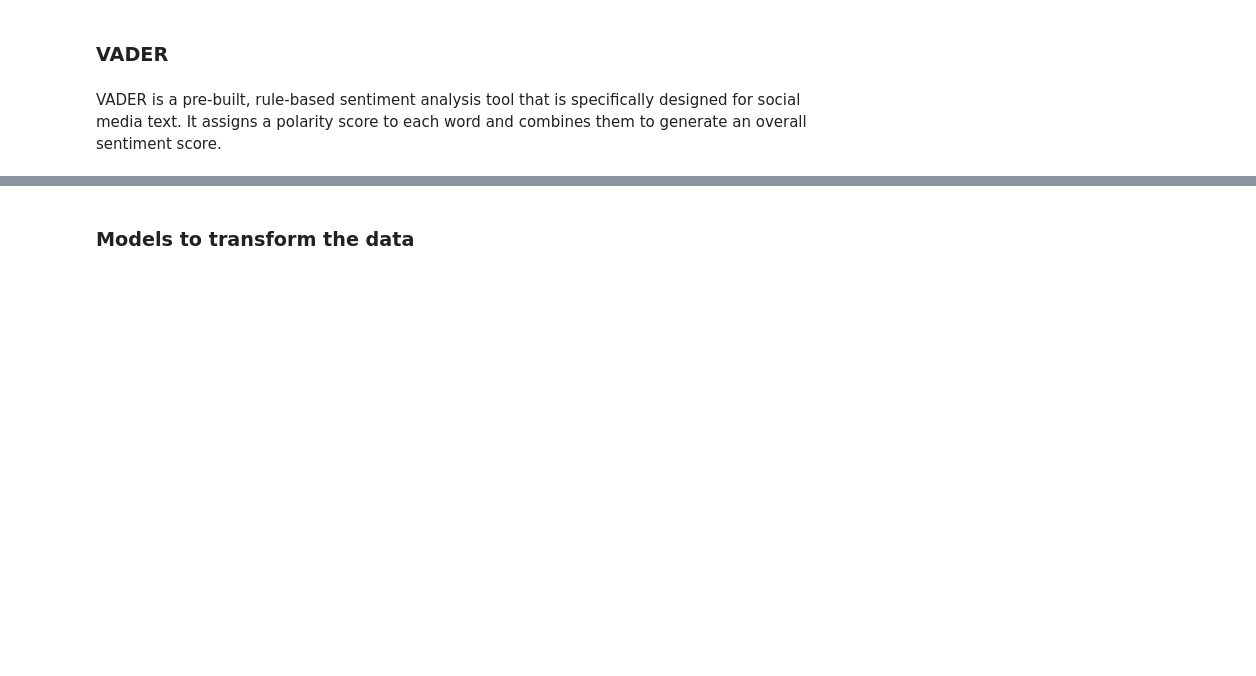
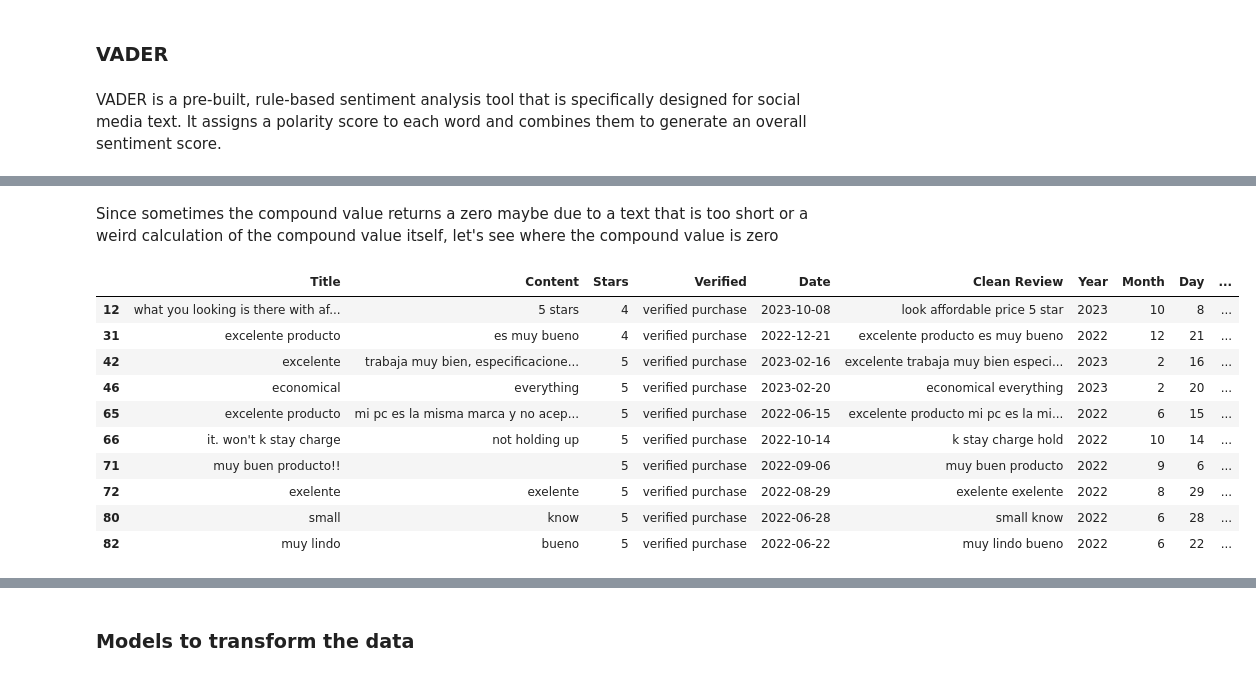
Before and after one commit to riccardo-borgo/Sentiment-Analysis-Amazon, a Jupyter notebook: sentiment_analysis.ipynb, the cells around one changed output, grey strips where cells are left out. Saved outputs shown, nothing was run; the diff lists cells and outputs as text; code cells hidden in the pictures; blank space fills up the shorter version.

```diff
--- a/sentiment_analysis.ipynb
+++ b/sentiment_analysis.ipynb
@@ -315,0 +315,16 @@ plt.show()
+# %% [markdown]
+Since sometimes the compound value returns a zero maybe due to a text that is too short or a weird calculation of the compound value itself, let's see where the compound value is zero
+# %%
+df[df['VADER compound'] == 0]
+# %% [output]
+|  | Title | Content | Stars | Verified | Date | Clean Review | Year | Month | Day | ... |
+| 12 | what you looking is there with af... | 5 stars | 4 | verified purchase | 2023-10-08 | look affordable price 5 star | 2023 | 10 | 8 | ... |
+| 31 | excelente producto | es muy bueno | 4 | verified purchase | 2022-12-21 | excelente producto es muy bueno | 2022 | 12 | 21 | ... |
+| 42 | excelente | trabaja muy bien, especificacione... | 5 | verified purchase | 2023-02-16 | excelente trabaja muy bien especi... | 2023 | 2 | 16 | ... |
+| 46 | economical | everything | 5 | verified purchase | 2023-02-20 | economical everything | 2023 | 2 | 20 | ... |
+| 65 | excelente producto | mi pc es la misma marca y no acep... | 5 | verified purchase | 2022-06-15 | excelente producto mi pc es la mi... | 2022 | 6 | 15 | ... |
+| 66 | it. won't k stay charge | not holding up | 5 | verified purchase | 2022-10-14 | k stay charge hold | 2022 | 10 | 14 | ... |
+| 71 | muy buen producto!! |  | 5 | verified purchase | 2022-09-06 | muy buen producto | 2022 | 9 | 6 | ... |
+| 72 | exelente | exelente | 5 | verified purchase | 2022-08-29 | exelente exelente | 2022 | 8 | 29 | ... |
+| 80 | small | know | 5 | verified purchase | 2022-06-28 | small know | 2022 | 6 | 28 | ... |
+| 82 | muy lindo | bueno | 5 | verified purchase | 2022-06-22 | muy lindo bueno | 2022 | 6 | 22 | ... |
```
Also changed, not shown: parts of 31 cells of this notebook.
